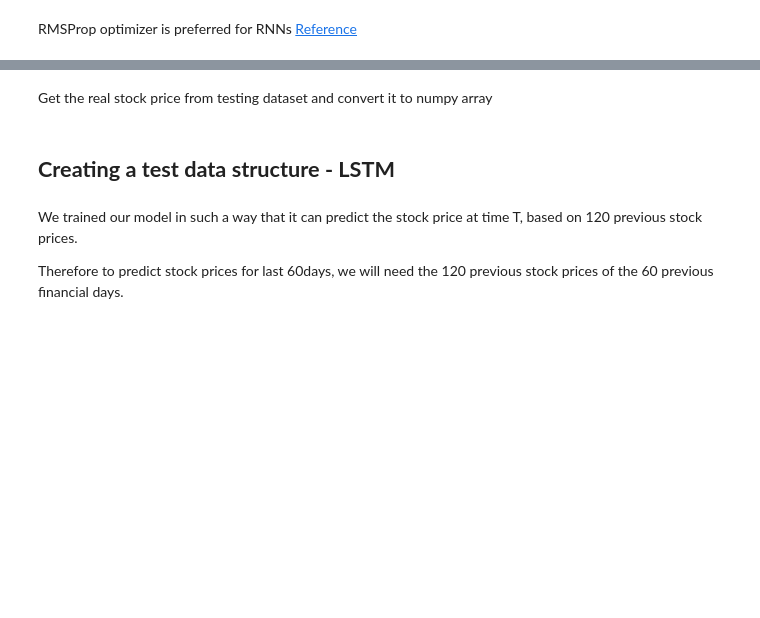
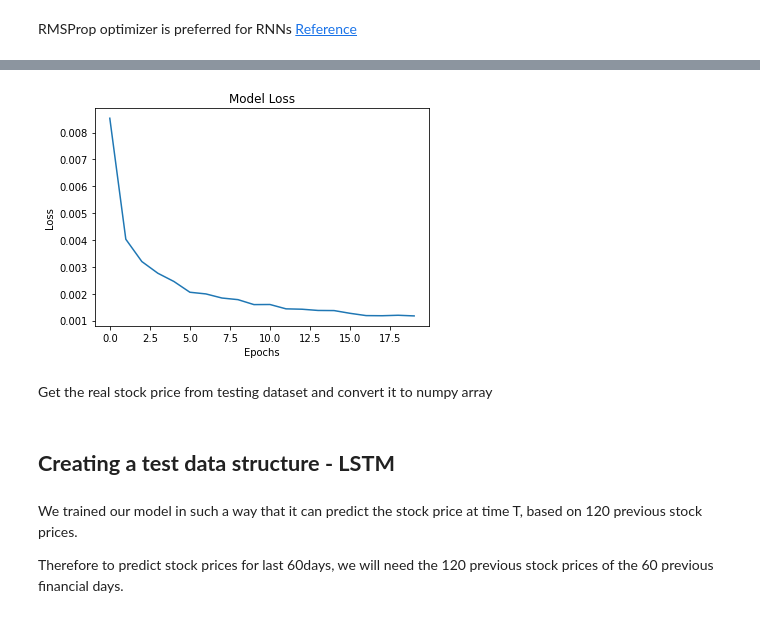
Before and after one commit to ikyath/RNN_Introduction_Fundamentals, a Jupyter notebook: RNN_Theory.ipynb, the cells around one changed output, grey strips where cells are left out. Saved outputs shown, nothing was run; the diff lists cells and outputs as text; code cells hidden in the pictures; blank space fills up the shorter version.

```diff
--- a/RNN_Theory.ipynb
+++ b/RNN_Theory.ipynb
@@ -469,3 +477,11 @@ Epoch 20/20
+# %%
+plt.plot(history.history['loss'])
+plt.title('Model Loss')
+plt.ylabel('Loss')
+plt.xlabel('Epochs')
+plt.show()
+# %% [output]
+[figure, added]
 # %% [markdown]
 Get the real stock price from testing dataset and convert it to numpy array
 # %% [markdown]
```
Also changed, not shown: parts of 7 cells of this notebook.
